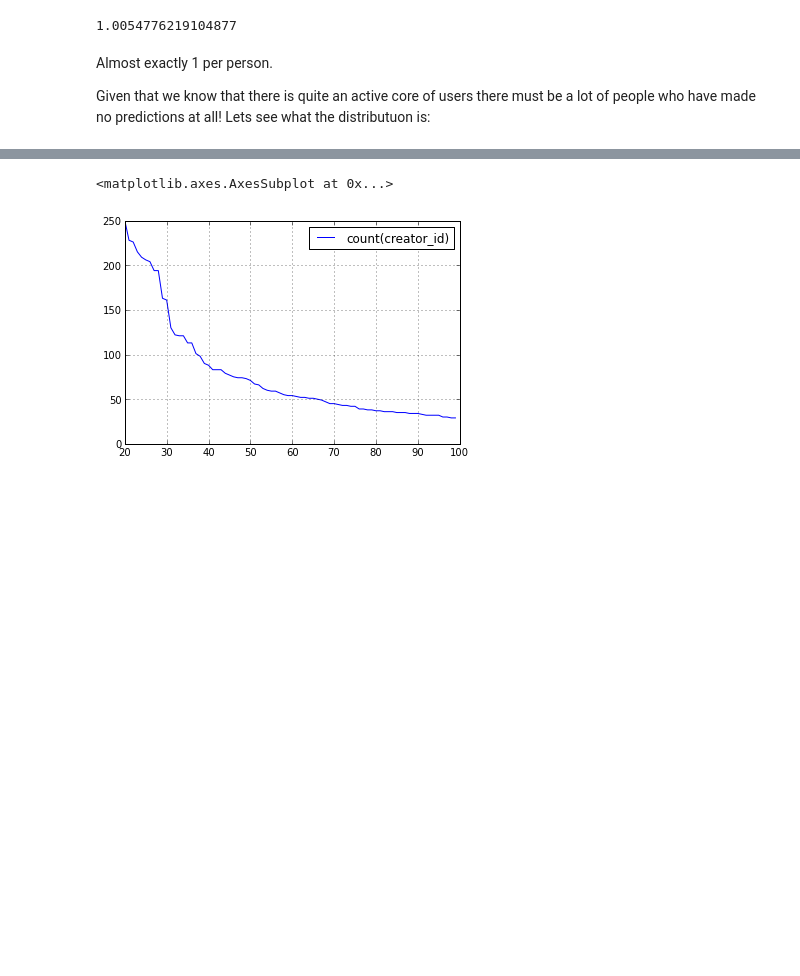
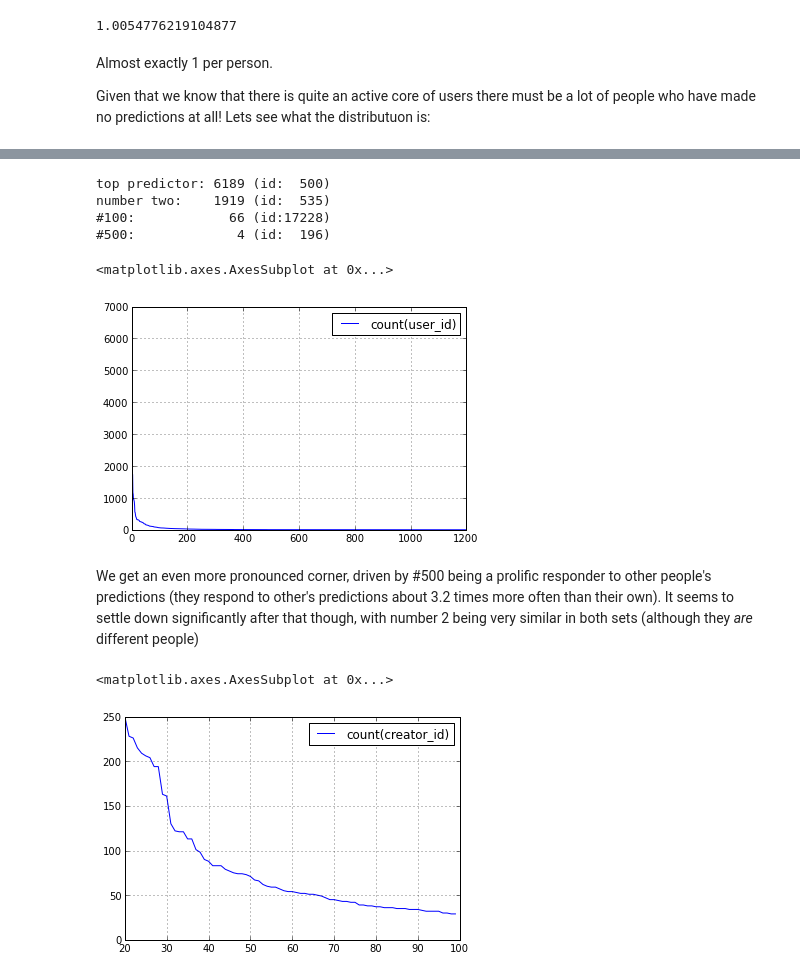
Before and after one commit to notionparallax/GA-DataScience, a Jupyter notebook: Prediction book analysis/PB exploration.ipynb, the cells around one changed output, grey strips where cells are left out. Drawn from its saved outputs; the diff is of its cells as text; code cells hidden in the pictures; blank space fills up the shorter version.

Commit message:
start to explore responses vs predictions

```diff
--- a/Prediction book analysis/PB exploration.ipynb
+++ b/Prediction book analysis/PB exploration.ipynb
@@ -196,3 +212,23 @@ number two: 1827
+# %%
+#responses.confidence	responses.created_at	responses.id	responses.prediction_id	responses.updated_at	responses.user_id
+response_q = queryAsTable("""select user_id, count(user_id) from  mysql.responses group by user_id order by count(user_id) desc""", maxrows=0)
+
+print "top predictor: {:>4} (id:{:>5})".format( response_q["count(user_id)"][0], response_q.iloc[0]['responses.user_id'] )
+print "number two:    {:>4} (id:{:>5})".format( response_q["count(user_id)"][1], response_q.iloc[1]['responses.user_id'] )
+print "#100:          {:>4} (id:{:>5})".format( response_q["count(user_id)"][99], response_q.iloc[99]['responses.user_id'] )
+print "#500:          {:>4} (id:{:>5})".format( response_q["count(user_id)"][499], response_q.iloc[499]['responses.user_id'] )
+
+response_counts=response_q.drop("responses.user_id",1)
+response_counts.plot()
+# %% [output]
+top predictor: 6189 (id:  500)
+number two:    1919 (id:  535)
+#100:            66 (id:17228)
+#500:             4 (id:  196)
+<matplotlib.axes.AxesSubplot at 0x...>
+[figure, added]
+# %% [markdown]
+We get an even more pronounced corner, driven by #500 being a prolific responder to other people's predictions (they respond to other's predictions about 3.2 times more often than their own). It seems to settle down significantly after that though, with number 2 being very similar in both sets (although they *are* different people)
 # %%
 #zoom in on the corner
 z=counts[20:100]
```
Also changed, not shown: parts of 10 cells of this notebook.
